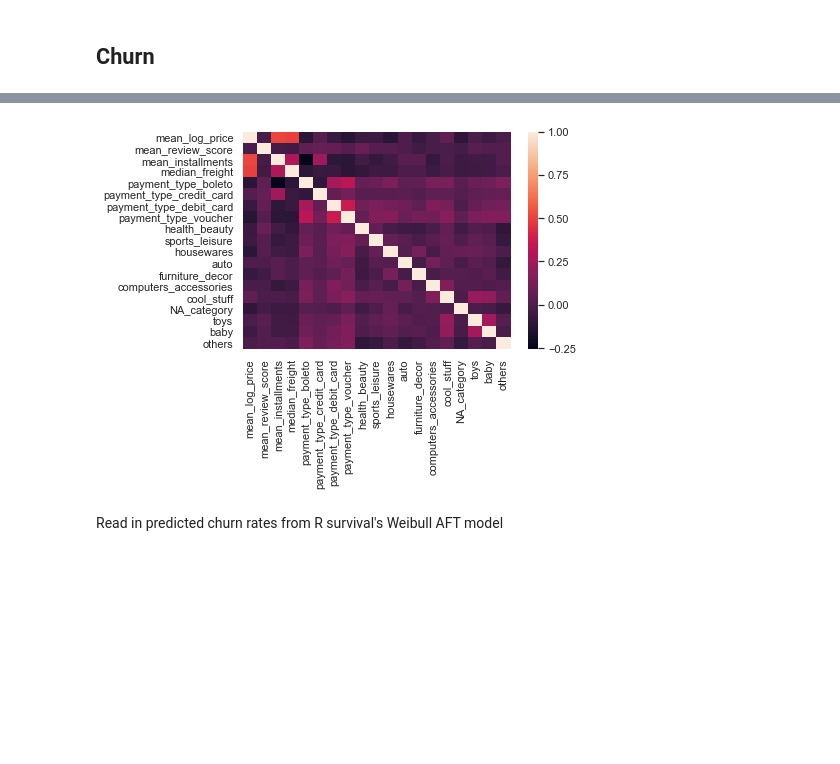
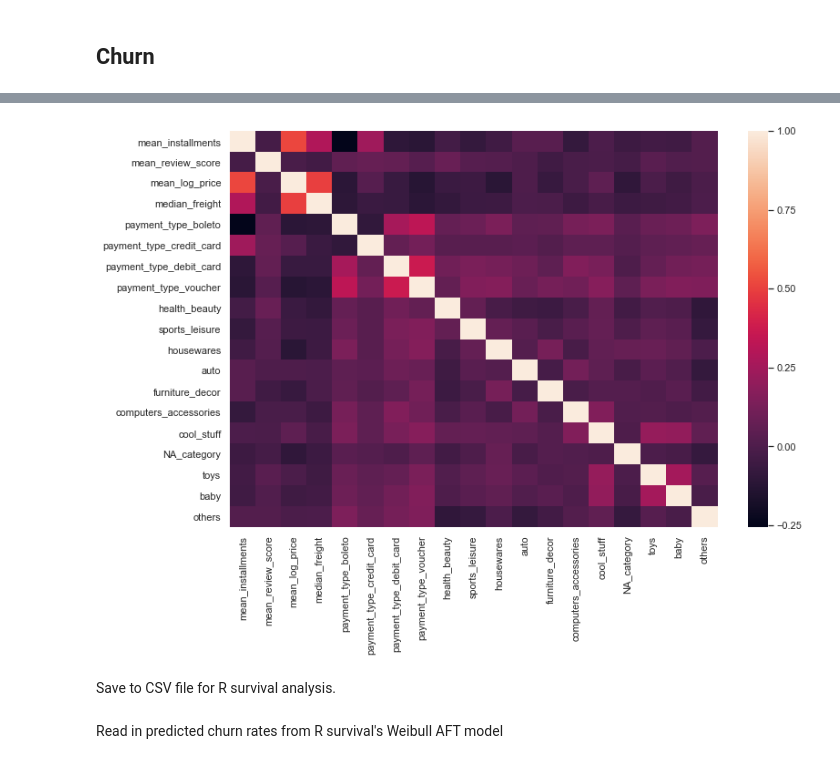
Before and after one commit to leeyenter/bt4211-project, a Jupyter notebook: Merchant CLV - HJ.ipynb, the cells around one changed output, grey strips where cells are left out. Saved outputs shown, nothing was run; the diff lists cells and outputs as text; code cells hidden in the pictures; blank space fills up the shorter version.

```diff
--- a/Merchant CLV - HJ.ipynb
+++ b/Merchant CLV - HJ.ipynb
@@ -127,3 +84,5 @@ order_items = order_items.merge(orders[['order_id', 'order_purchase_timestamp']]
 # %%
-order_items.drop(columns=['order_id', 'order_item_id', 'product_id', 'shipping_limit_date'], inplace=True)
+# remove unnecessary columns
+merchant.drop(columns=['order_id', 'order_item_id', 'product_id', 'shipping_limit_date'],
+              inplace=True)
 # %%
@@ -153,3 +113,0 @@ temp = order_items.groupby('seller_id').agg({'price': lambda x: np.mean(np.log(x
-# %%
-temp.columns = ['mean_log_price', 'mean_review_score', 'last_order_timestamp', 'first_order_timestamp',
-                'payment_type', 'product_category', 'mean_installments', 'median_freight']
@@ -160,7 +114,15 @@ payment_dummies = pd.get_dummies(temp.payment_type.apply(pd.Series).stack()).sum
 # %%
-# take top 10 categories, concat the rest as 'others'
-top_categories = temp.product_category.apply(pd.Series).stack().value_counts()[:10].index.tolist()
-category_dummies = pd.get_dummies(temp.product_category.apply(pd.Series).stack()).sum(level=0)
-category_dummies['others'] = category_dummies.loc[:,~category_dummies.columns.isin(top_categories)].max(axis=1)
+# convert payment types to dummies
+payment_dummies = pd.get_dummies(temp.payment_type.apply(pd.Series).stack()).sum(level=0)\
+                    .rename(columns=lambda x: 'payment_type_'+x)
+
+# take top 10 product categories, concat the rest as 'others'
+top_categories = temp.product_category.apply(pd.Series).stack()\
+                                      .value_counts()[:10]\
+                                      .index.tolist()
+category_dummies = pd.get_dummies(temp.product_category.apply(pd.Series).stack())\
+                     .sum(level=0) # convert series of list of series of series
+category_dummies['others'] = category_dummies.loc[:,~category_dummies.columns.isin(top_categories)]\
+                                             .max(axis=1) # assign non-top-categories to 'others'
 category_dummies = category_dummies[top_categories + ['others']]
 # %%
@@ -173 +136,8 @@ temp['first_order_timestamp'] = temp['first_order_timestamp'].dt.date
+# %%
+plt.figure(figsize=(12,8))
+sns.heatmap(temp.corr());
+# %% [output]
+[figure, added]
+# %% [markdown]
+Save to CSV file for R survival analysis.
 # %%
@@ -175,7 +145,3 @@ temp.to_csv('merchant_preprocessed.csv')
-# %%
-sns.heatmap(temp.corr());
-# %% [output]
-[figure, removed]
 # %% [markdown]
 Read in predicted churn rates from R survival's Weibull AFT model
 # %%
```
Also changed, not shown: parts of 47 cells of this notebook, 1 other file.
